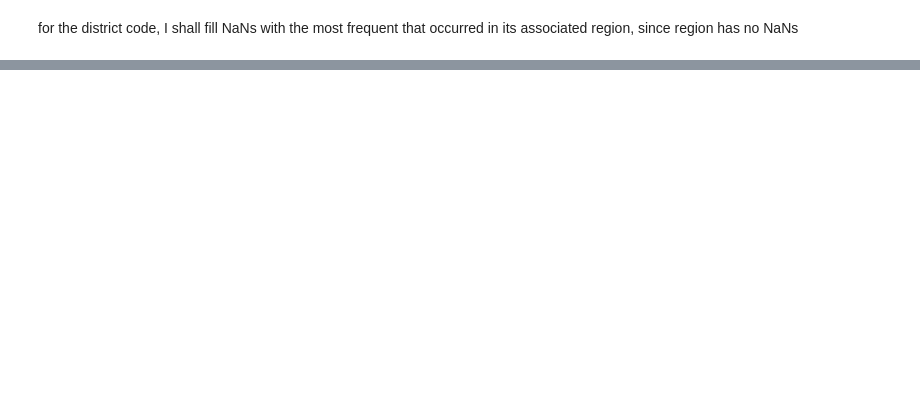
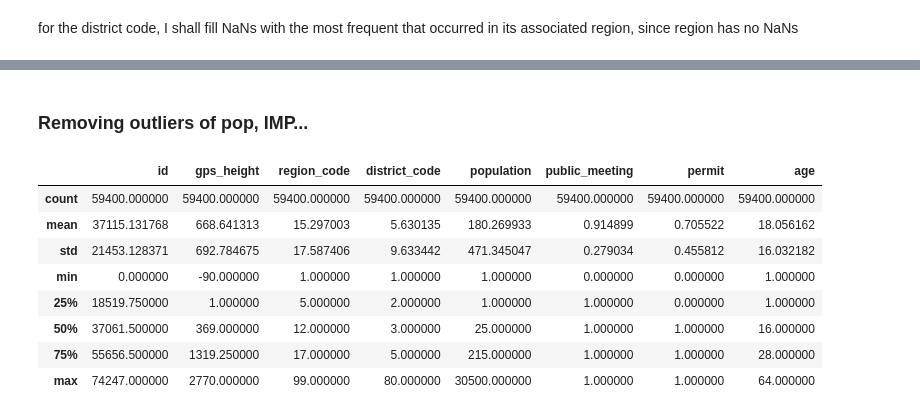
Before and after one commit to leonardkoyio/Phase-3-Project-_v1, a Jupyter notebook: index.ipynb, the cells around one changed output, grey strips where cells are left out. Drawn from its saved outputs; the diff is of its cells as text; code cells hidden in the pictures; blank space fills up the shorter version.

```diff
--- a/index.ipynb
+++ b/index.ipynb
@@ -1028,0 +1089,14 @@ memory usage: 12.0+ MB
+# %% [markdown]
+### Removing outliers of pop, IMP...
+# %%
+df_concise.describe()
+# %% [output]
+|  | id | gps_height | region_code | district_code | population | public_meeting | permit | age |
+| count | 59400.000000 | 59400.000000 | 59400.000000 | 59400.000000 | 59400.000000 | 59400.000000 | 59400.000000 | 59400.000000 |
+| mean | 37115.131768 | 668.641313 | 15.297003 | 5.630135 | 180.269933 | 0.914899 | 0.705522 | 18.056162 |
+| std | 21453.128371 | 692.784675 | 17.587406 | 9.633442 | 471.345047 | 0.279034 | 0.455812 | 16.032182 |
+| min | 0.000000 | -90.000000 | 1.000000 | 1.000000 | 1.000000 | 0.000000 | 0.000000 | 1.000000 |
+| 25% | 18519.750000 | 1.000000 | 5.000000 | 2.000000 | 1.000000 | 1.000000 | 0.000000 | 1.000000 |
+| 50% | 37061.500000 | 369.000000 | 12.000000 | 3.000000 | 25.000000 | 1.000000 | 1.000000 | 16.000000 |
+| 75% | 55656.500000 | 1319.250000 | 17.000000 | 5.000000 | 215.000000 | 1.000000 | 1.000000 | 28.000000 |
+| max | 74247.000000 | 2770.000000 | 99.000000 | 80.000000 | 30500.000000 | 1.000000 | 1.000000 | 64.000000 |
```
Also changed, not shown: parts of 17 cells of this notebook.
